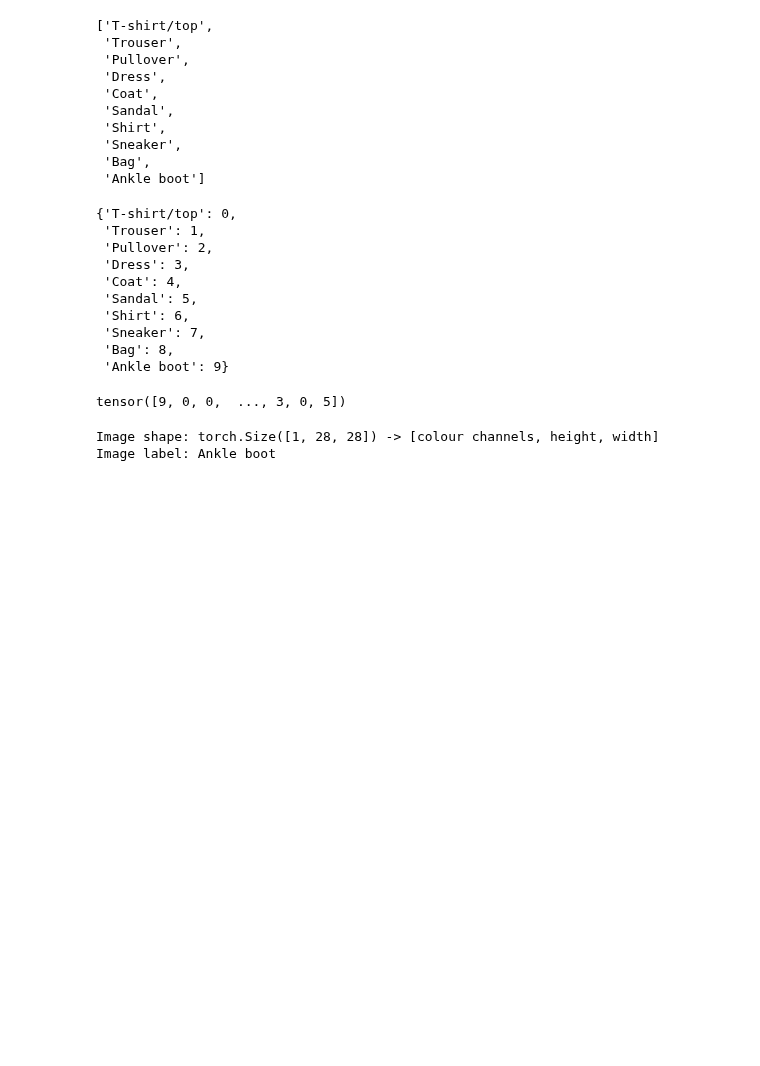
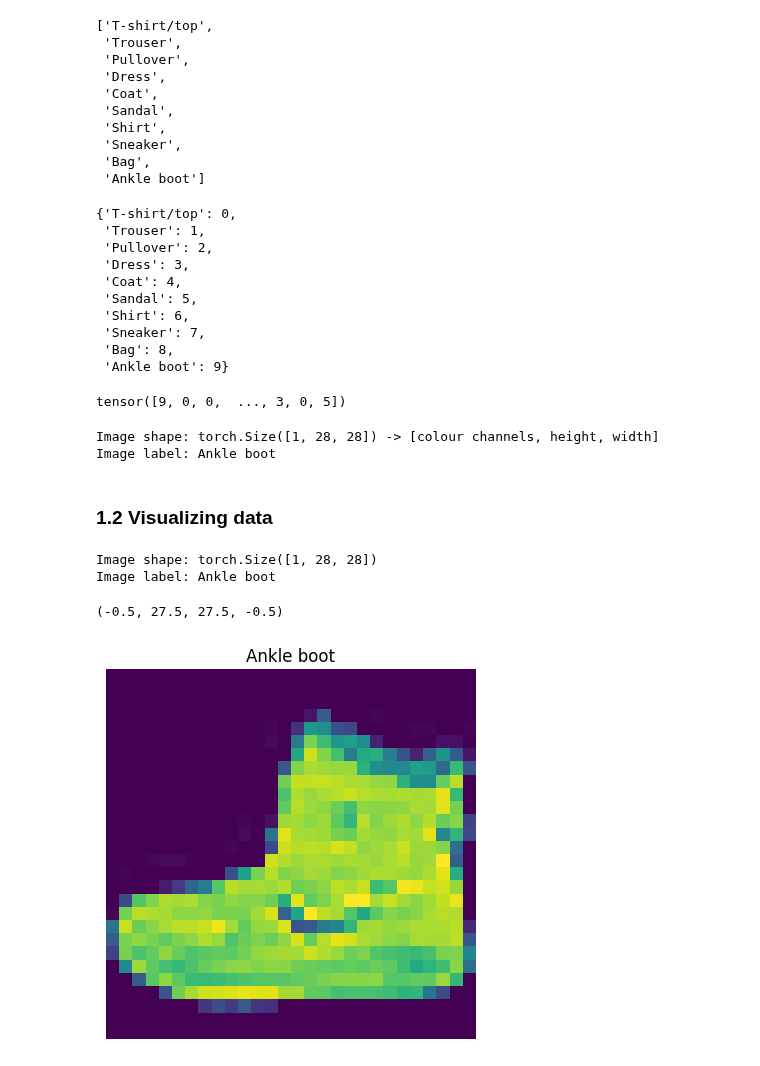
Before and after one commit to Anjasfedo/pytorch, a Jupyter notebook: 03_pytorch_computer_vision.ipynb, the cells around one changed output. Drawn from its saved outputs; the diff is of its cells as text; code cells hidden in the pictures; blank space fills up the shorter version.

Commit message:
Visualizing random samples of data

```diff
--- a/03_pytorch_computer_vision.ipynb
+++ b/03_pytorch_computer_vision.ipynb
@@ -173,3 +173,19 @@ print(f"Image label: {class_names[label]}")
 # %% [output]
 Image shape: torch.Size([1, 28, 28]) -> [colour channels, height, width]
 Image label: Ankle boot
+# %% [markdown]
+### 1.2 Visualizing data
+# %%
+image, label = train_data[0]
+
+print(f"Image shape: {image.shape}")
+print(f"Image label: {class_names[label]}")
+
+plt.imshow(image.squeeze())
+plt.title(class_names[label])
+plt.axis(False)
+# %% [output]
+Image shape: torch.Size([1, 28, 28])
+Image label: Ankle boot
+(-0.5, 27.5, 27.5, -0.5)
+[figure, added]
```
Also changed, not shown: parts of 2 cells of this notebook.
